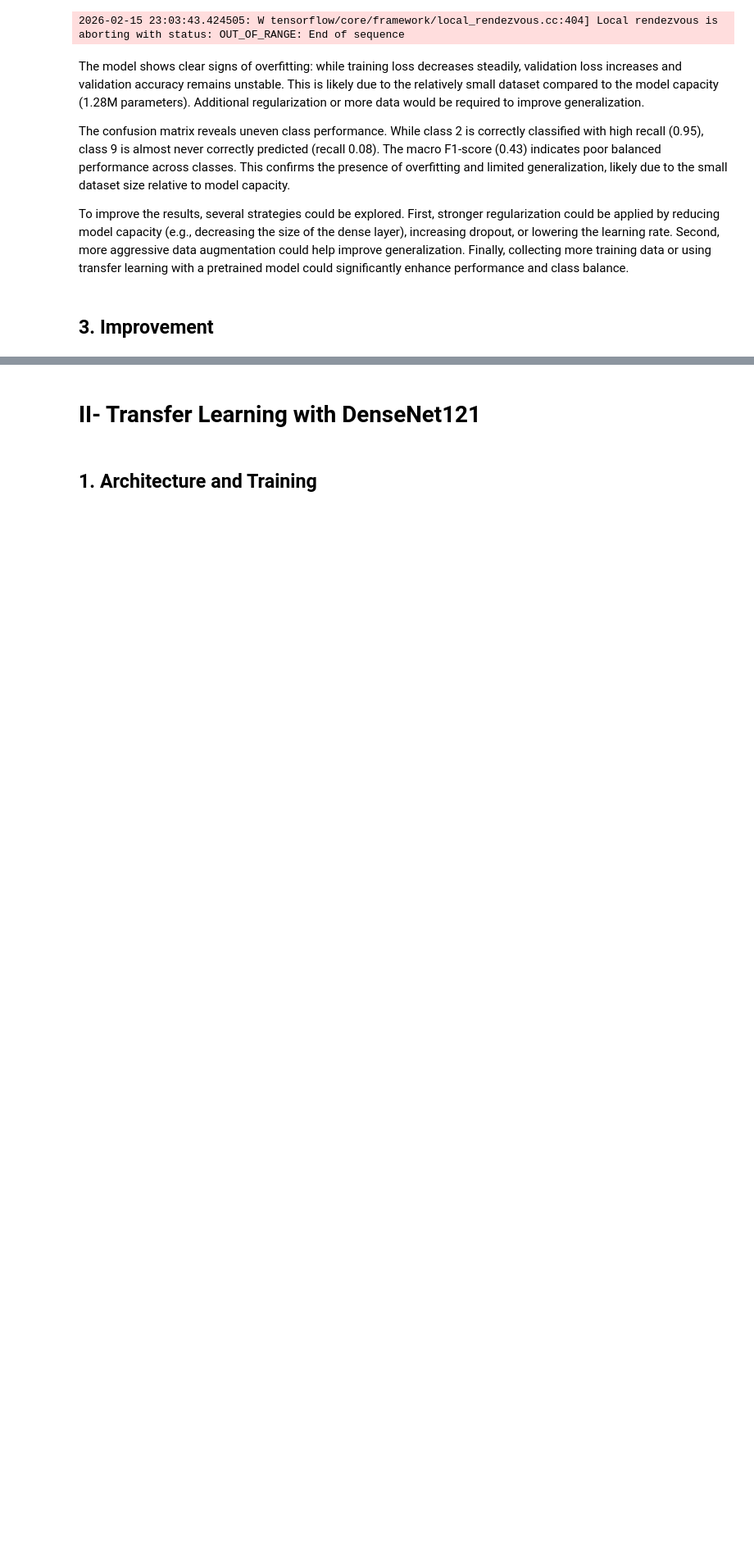
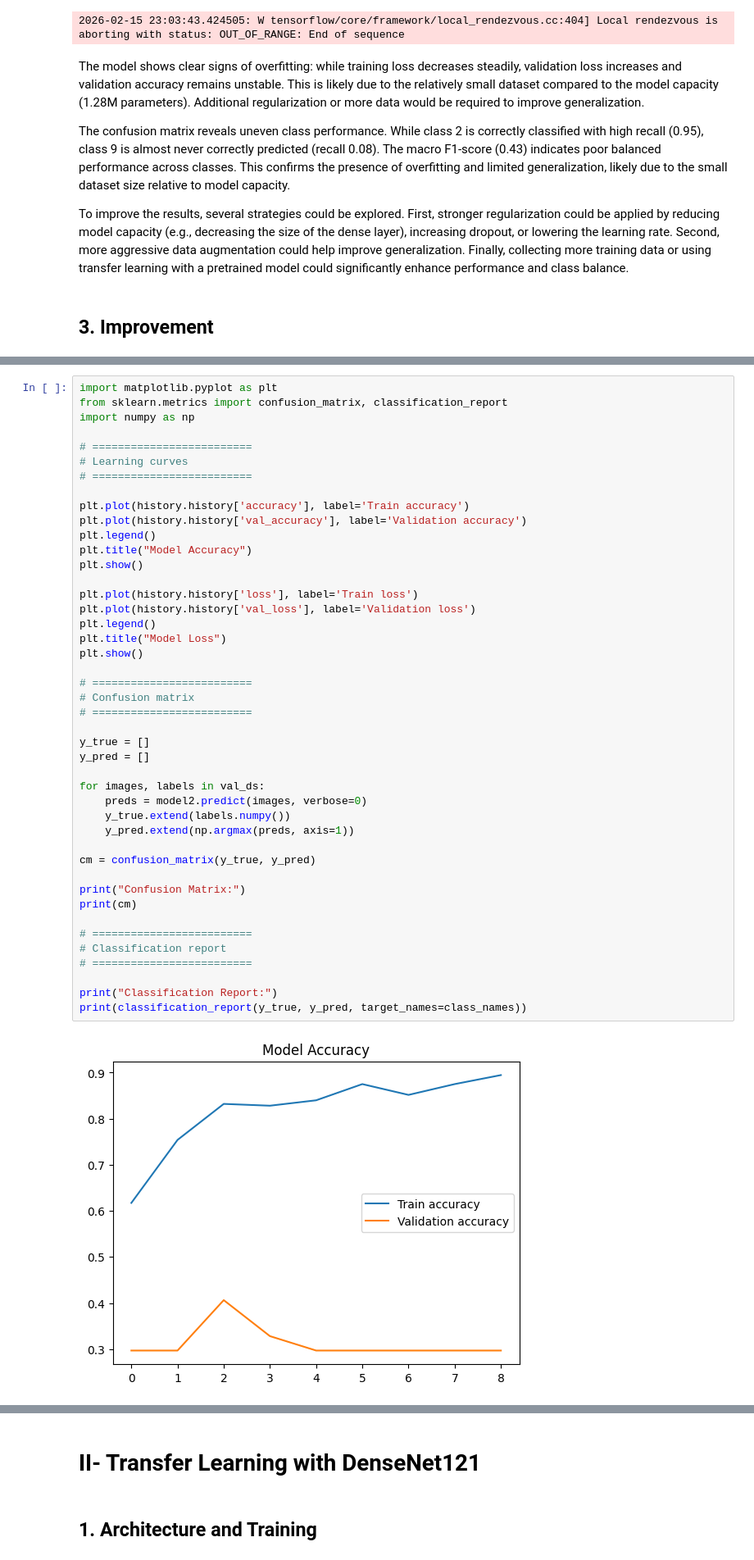
Before and after one commit to salomefonvielle/flower-image-classification, a Jupyter notebook: notebooks/Livrable.ipynb, the cells around one changed output, grey strips where cells are left out. Shown at 82% size. Saved outputs shown, nothing was run; the diff lists cells and outputs as text; blank space fills up the shorter version.

```diff
--- a/notebooks/Livrable.ipynb
+++ b/notebooks/Livrable.ipynb
@@ -357,0 +378,46 @@ Model: "sequential_5"
+# %%
+import matplotlib.pyplot as plt
+from sklearn.metrics import confusion_matrix, classification_report
+import numpy as np
+
+# =========================
+# Learning curves
+# =========================
+
+plt.plot(history.history['accuracy'], label='Train accuracy')
+plt.plot(history.history['val_accuracy'], label='Validation accuracy')
+plt.legend()
+plt.title("Model Accuracy")
+plt.show()
+
+plt.plot(history.history['loss'], label='Train loss')
+plt.plot(history.history['val_loss'], label='Validation loss')
+plt.legend()
+plt.title("Model Loss")
+plt.show()
+
+# =========================
+# Confusion matrix
+# =========================
+
+y_true = []
+y_pred = []
+
+for images, labels in val_ds:
+    preds = model2.predict(images, verbose=0)
+    y_true.extend(labels.numpy())
+    y_pred.extend(np.argmax(preds, axis=1))
+
+cm = confusion_matrix(y_true, y_pred)
+
+print("Confusion Matrix:")
+print(cm)
+
+# =========================
+# Classification report
+# =========================
+
+print("Classification Report:")
+print(classification_report(y_true, y_pred, target_names=class_names))
+# %% [output]
+[figure, added]
```
Also changed, not shown: parts of 14 cells of this notebook, 1 other file.
